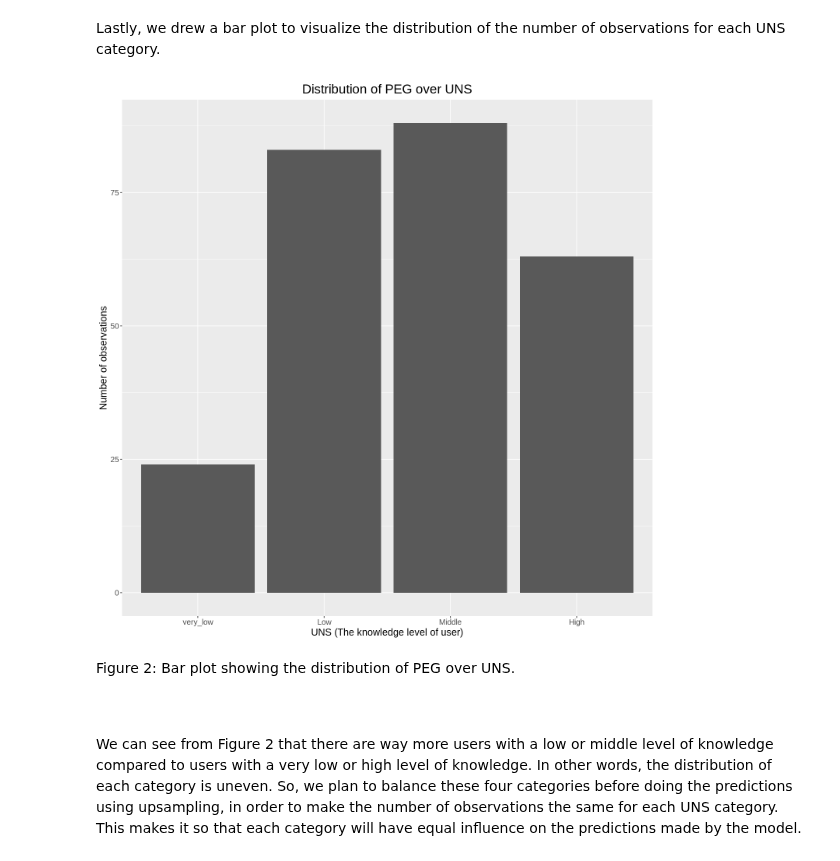
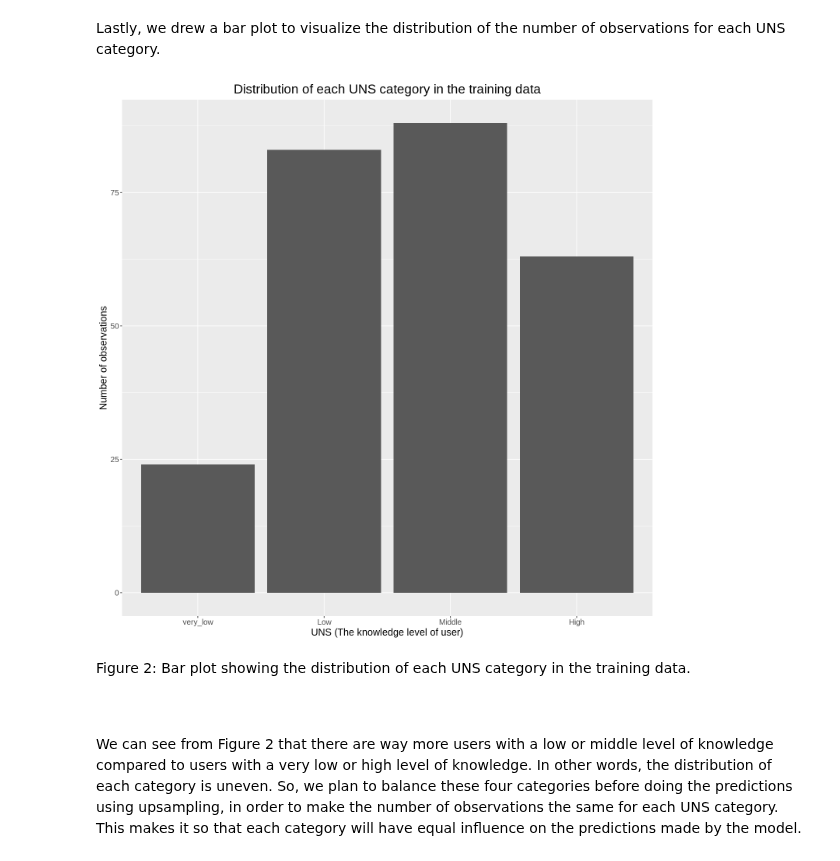
Before and after one commit to pgbenng/DSCI-Group-38-Project, a Jupyter notebook: Group 38 Project Report.ipynb, the cells around one changed output. Cells and saved outputs as stored; diff of their text form; code cells hidden in the pictures.

Commit message:
fixed bar graph and title
IM SO TIRED AND LOST

```diff
--- a/Group 38 Project Report.ipynb
+++ b/Group 38 Project Report.ipynb
@@ -207,16 +207,16 @@ Lastly, we drew a bar plot to visualize the distribution of the number of observ
 # %%
 plot <- num_UNS %>%
          ggplot(aes(x = UNS, y = count)) + geom_bar(stat = "identity") +
          labs(x = "UNS (The knowledge level of user)" ,
               y = "Number of observations") +
          theme(text = element_text(size = 15))+
-         ggtitle("Distribution of PEG over UNS") +
+         ggtitle("Distribution of each UNS category in the training data") +
          theme(plot.title = element_text(size = 20, hjust = 0.5))
 plot
 # %% [output]
-[figure, old version]
+[figure, new version]
 # %% [markdown]
-Figure 2: Bar plot showing the distribution of PEG over UNS.
+Figure 2: Bar plot showing the distribution of each UNS category in the training data.
 
 <br> </br>
 # %% [markdown]
```
